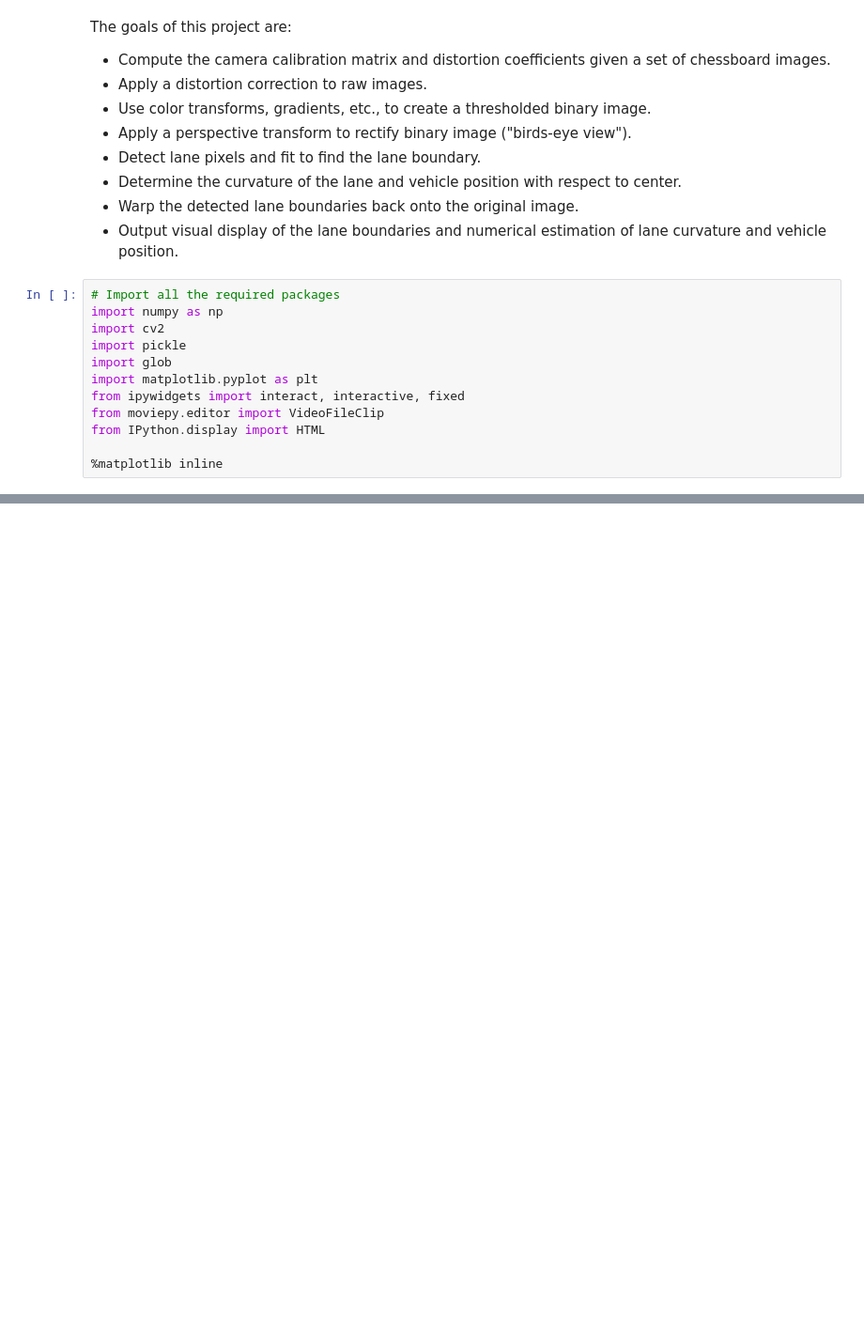
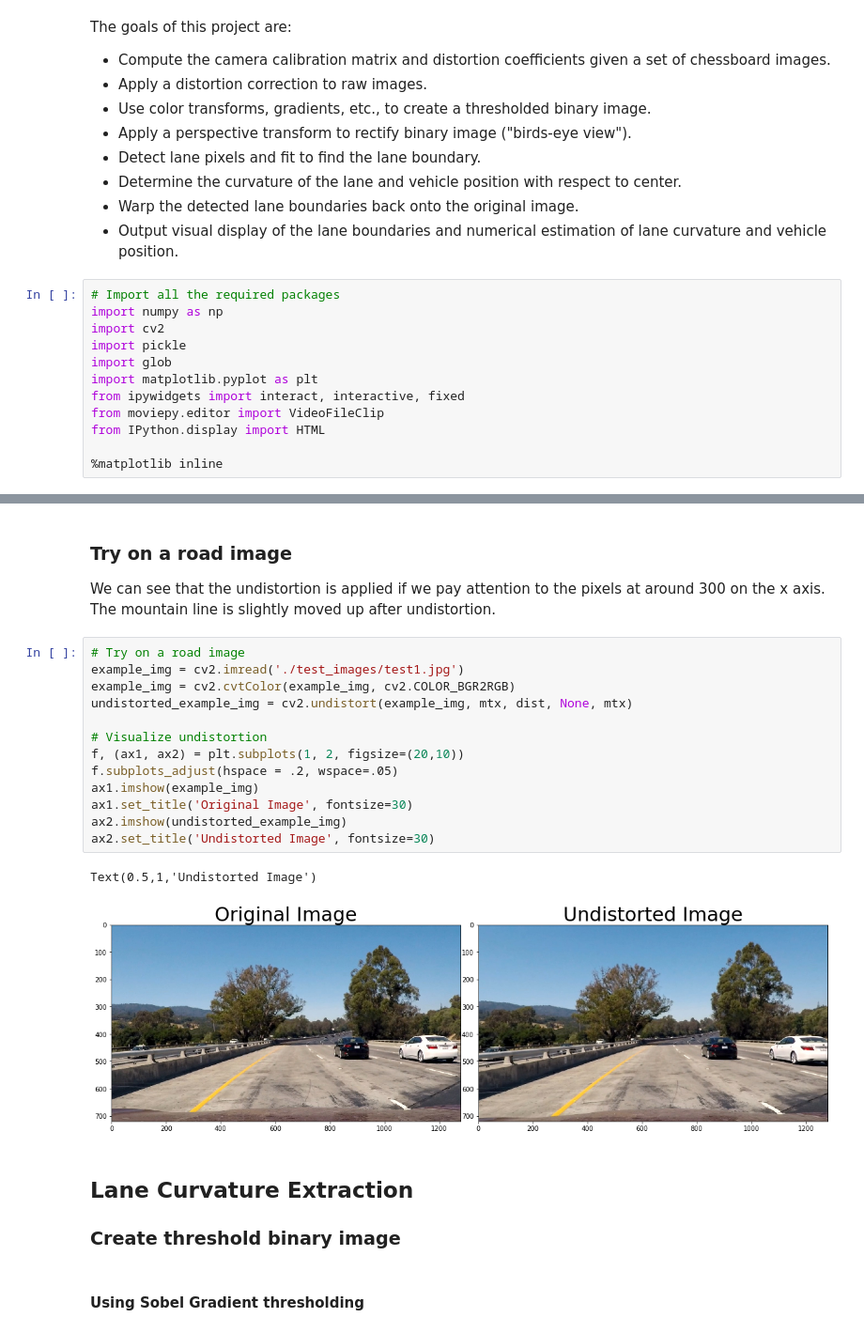
Before and after one commit to jingz8804/CarND-Advanced-Lane-Lines, a Jupyter notebook: advanced-lane-line-detection.ipynb, the cells around one changed output, grey strips where cells are left out. Shown at 94% size. Cells and saved outputs as stored; diff of their text form; blank space fills up the shorter version.

```diff
--- a/advanced-lane-line-detection.ipynb
+++ b/advanced-lane-line-detection.ipynb
@@ -80,3 +81,27 @@ ax2.set_title('Undistorted Image', fontsize=50)
 plt.subplots_adjust(left=0., right=1, top=0.9, bottom=0.)
 # %% [output]
 [figure]
+# %% [markdown]
+### Try on a road image
+We can see that the undistortion is applied if we pay attention to the pixels at around 300 on the x axis. The mountain line is slightly moved up after undistortion.
+# %%
+# Try on a road image
+example_img = cv2.imread('./test_images/test1.jpg')
+example_img = cv2.cvtColor(example_img, cv2.COLOR_BGR2RGB)
+undistorted_example_img = cv2.undistort(example_img, mtx, dist, None, mtx)
+
+# Visualize undistortion
+f, (ax1, ax2) = plt.subplots(1, 2, figsize=(20,10))
+f.subplots_adjust(hspace = .2, wspace=.05)
+ax1.imshow(example_img)
+ax1.set_title('Original Image', fontsize=30)
+ax2.imshow(undistorted_example_img)
+ax2.set_title('Undistorted Image', fontsize=30)
+# %% [output]
+Text(0.5,1,'Undistorted Image')
+[figure, added]
+# %% [markdown]
+## Lane Curvature Extraction
+### Create threshold binary image
+# %% [markdown]
+#### Using Sobel Gradient thresholding
```
Also changed, not shown: parts of 6 cells of this notebook.
